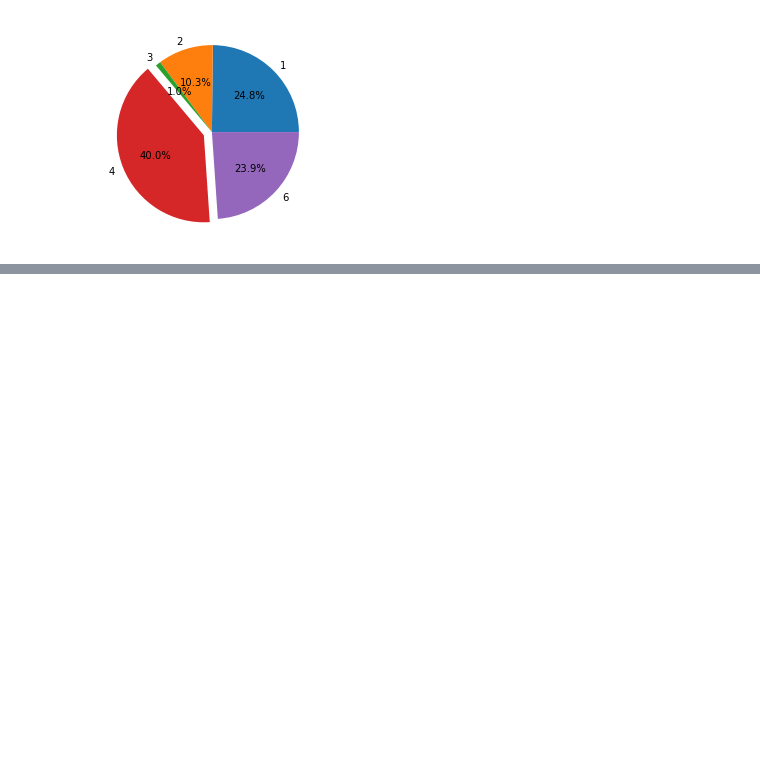
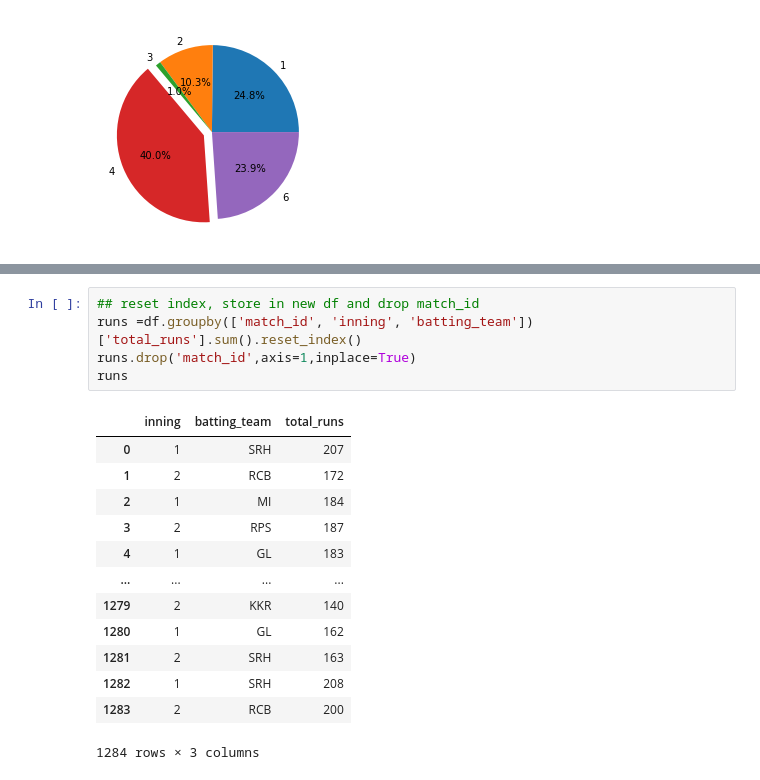
Before and after one commit to sheddyranking/IPL_Data_Analysis, a Jupyter notebook: deliveries_production.ipynb, the cells around one changed output, grey strips where cells are left out. Saved outputs shown, nothing was run; the diff lists cells and outputs as text; blank space fills up the shorter version.

Commit message:
group battling_teams

```diff
--- a/deliveries_production.ipynb
+++ b/deliveries_production.ipynb
@@ -147,0 +174,19 @@ df.head()
+# %%
+## reset index, store in new df and drop match_id
+runs =df.groupby(['match_id', 'inning', 'batting_team'])['total_runs'].sum().reset_index()
+runs.drop('match_id',axis=1,inplace=True)
+runs
+# %% [output]
+|  | inning | batting_team | total_runs |
+| 0 | 1 | SRH | 207 |
+| 1 | 2 | RCB | 172 |
+| 2 | 1 | MI | 184 |
+| 3 | 2 | RPS | 187 |
+| 4 | 1 | GL | 183 |
+| ... | ... | ... | ... |
+| 1279 | 2 | KKR | 140 |
+| 1280 | 1 | GL | 162 |
+| 1281 | 2 | SRH | 163 |
+| 1282 | 1 | SRH | 208 |
+| 1283 | 2 | RCB | 200 |
+1284 rows × 3 columns
```
Also changed, not shown: parts of 16 cells of this notebook.
